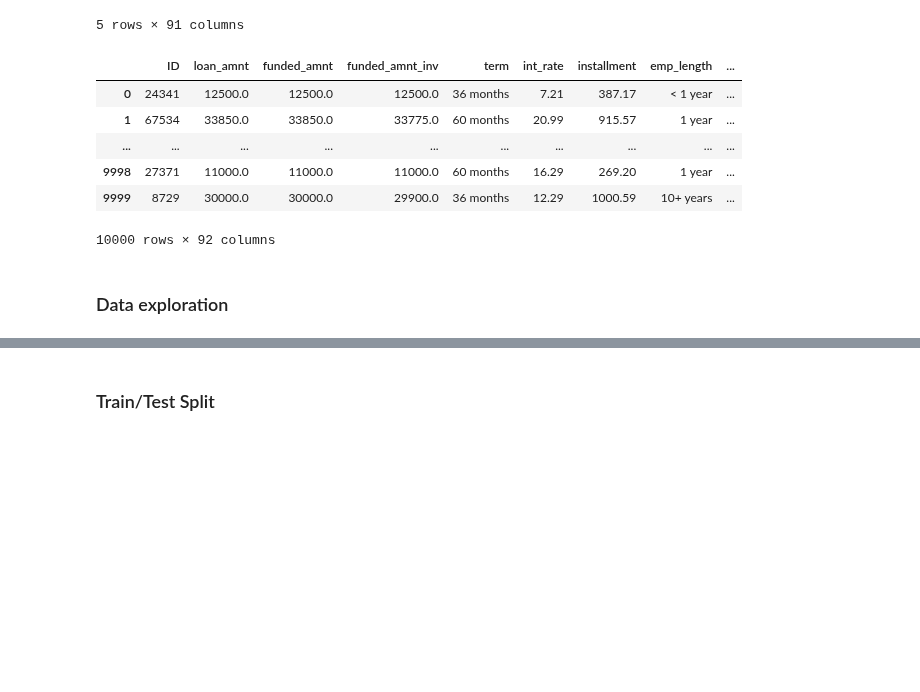
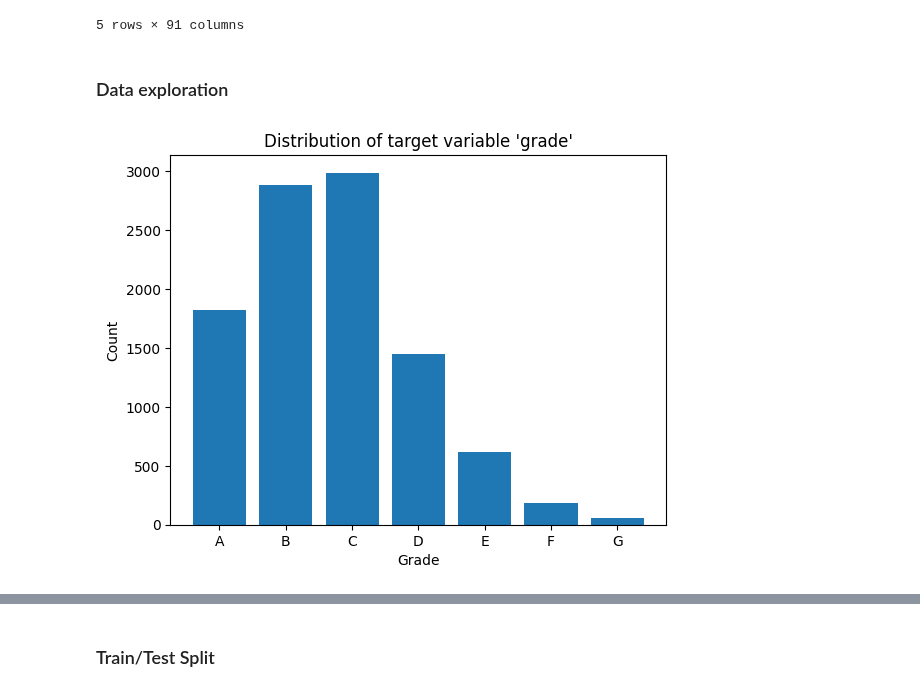
Before and after one commit to lebe1/MachineLearningCourse, a Jupyter notebook: Exercise1/loan.ipynb, the cells around one changed output, grey strips where cells are left out. Saved outputs shown, nothing was run; the diff lists cells and outputs as text; code cells hidden in the pictures; blank space fills up the shorter version.

Commit message:
Implemented all experiments for loan dataset

```diff
--- a/Exercise1/loan.ipynb
+++ b/Exercise1/loan.ipynb
@@ -42,17 +47,6 @@ df_final_test.head()
 | 3 | 21333 | 12500.0 | 12500.0 | 12500.0 | 36 months | 15.31 | 435.22 | 10+ years | ... |
 | 4 | 3885 | 19000.0 | 19000.0 | 19000.0 | 60 months | 27.88 | 590.21 | 6 years | ... |
 5 rows × 91 columns
-# %%
-with pd.option_context('display.max_rows', 5, 'display.max_columns', None):
-    display(data)
-# %% [output]
-|  | ID | loan_amnt | funded_amnt | funded_amnt_inv | term | int_rate | installment | emp_length | ... |
-| 0 | 24341 | 12500.0 | 12500.0 | 12500.0 | 36 months | 7.21 | 387.17 | < 1 year | ... |
-| 1 | 67534 | 33850.0 | 33850.0 | 33775.0 | 60 months | 20.99 | 915.57 | 1 year | ... |
-| ... | ... | ... | ... | ... | ... | ... | ... | ... | ... |
-| 9998 | 27371 | 11000.0 | 11000.0 | 11000.0 | 60 months | 16.29 | 269.20 | 1 year | ... |
-| 9999 | 8729 | 30000.0 | 30000.0 | 29900.0 | 36 months | 12.29 | 1000.59 | 10+ years | ... |
-10000 rows × 92 columns
 # %% [markdown]
 ### Data exploration
 # %%
@@ -62,0 +59,12 @@ data.set_index("ID", inplace=True)
+# %%
+# distribution of target variable
+
+target_distr = data["grade"].value_counts().sort_index()
+
+plt.bar(target_distr.index, target_distr)
+plt.title("Distribution of target variable 'grade'")
+plt.xlabel("Grade")
+plt.ylabel("Count")
+plt.show()
+# %% [output]
+[figure, added]
```
Also changed, not shown: parts of 72 cells of this notebook.
